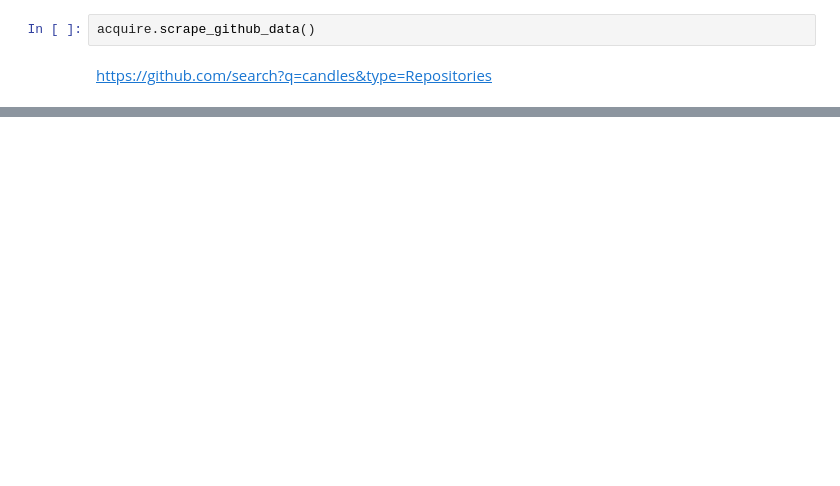
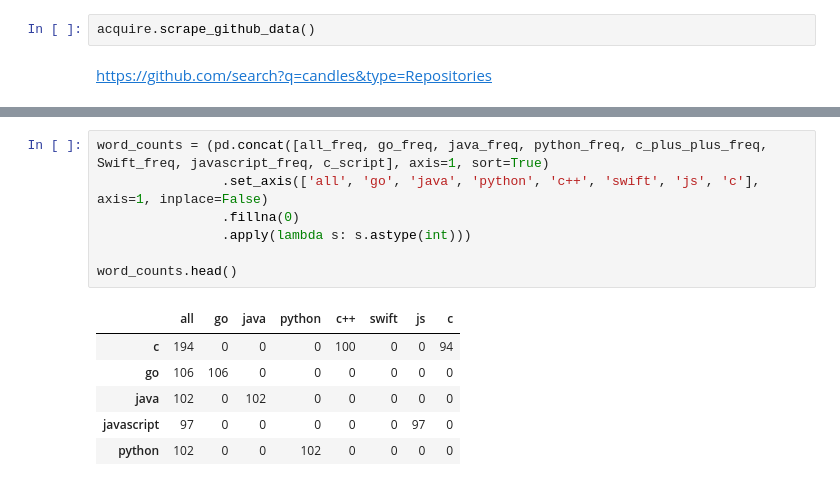
Before and after one commit to CANDLES-NLP/readme-nlp-classification, a Jupyter notebook: James' Notebook.ipynb, the cells around one changed output, grey strips where cells are left out. Drawn from its saved outputs; the diff is of its cells as text; blank space fills up the shorter version.

```diff
--- a/James' Notebook.ipynb
+++ b/James' Notebook.ipynb
@@ -48,0 +122,14 @@ soup.title.string
+# %%
+word_counts = (pd.concat([all_freq, go_freq, java_freq, python_freq, c_plus_plus_freq, Swift_freq, javascript_freq, c_script], axis=1, sort=True)
+                .set_axis(['all', 'go', 'java', 'python', 'c++', 'swift', 'js', 'c'], axis=1, inplace=False)
+                .fillna(0)
+                .apply(lambda s: s.astype(int)))
+
+word_counts.head()
+# %% [output]
+|  | all | go | java | python | c++ | swift | js | c |
+| c | 194 | 0 | 0 | 0 | 100 | 0 | 0 | 94 |
+| go | 106 | 106 | 0 | 0 | 0 | 0 | 0 | 0 |
+| java | 102 | 0 | 102 | 0 | 0 | 0 | 0 | 0 |
+| javascript | 97 | 0 | 0 | 0 | 0 | 0 | 97 | 0 |
+| python | 102 | 0 | 0 | 102 | 0 | 0 | 0 | 0 |
```
Also changed, not shown: parts of 22 cells of this notebook.
